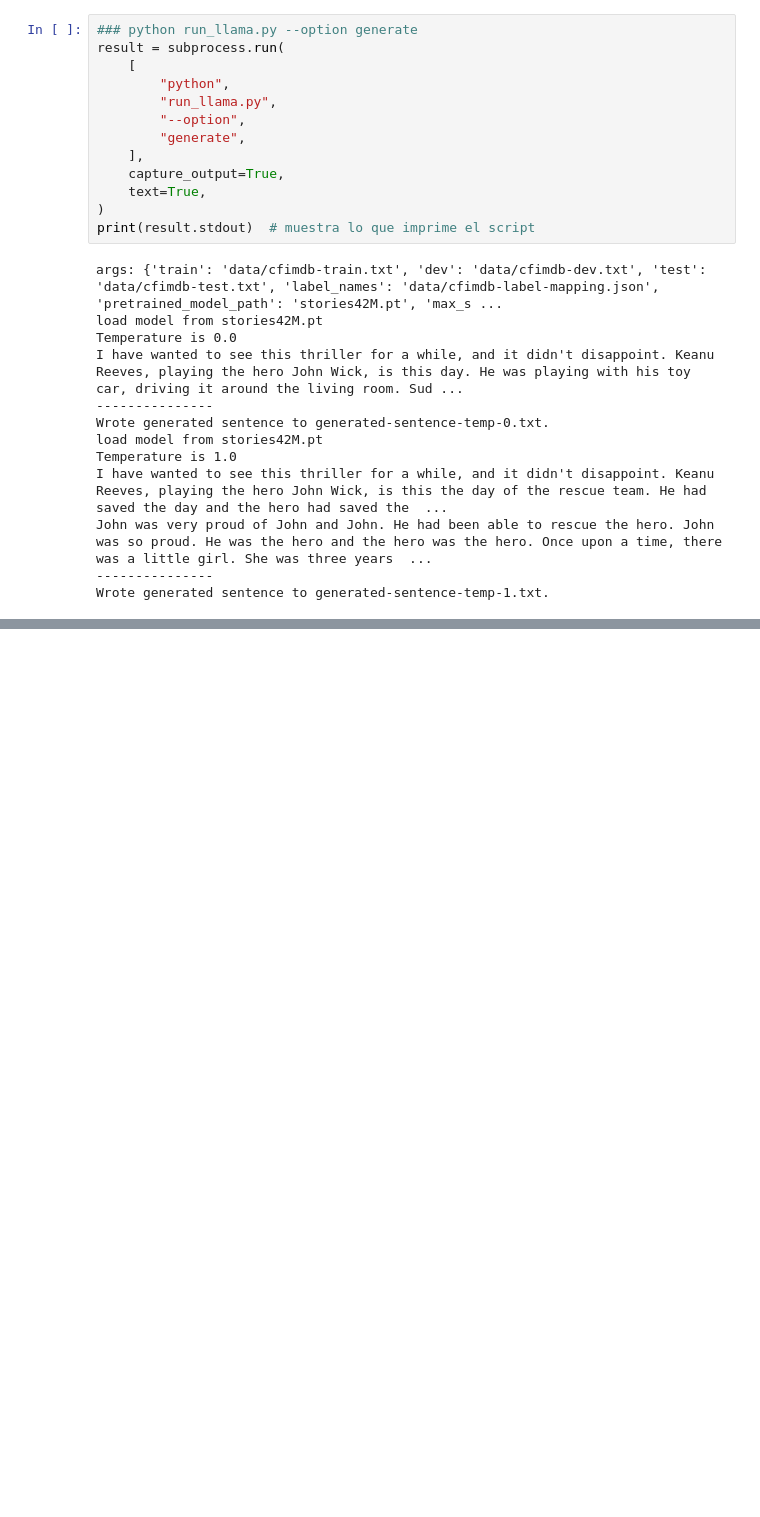
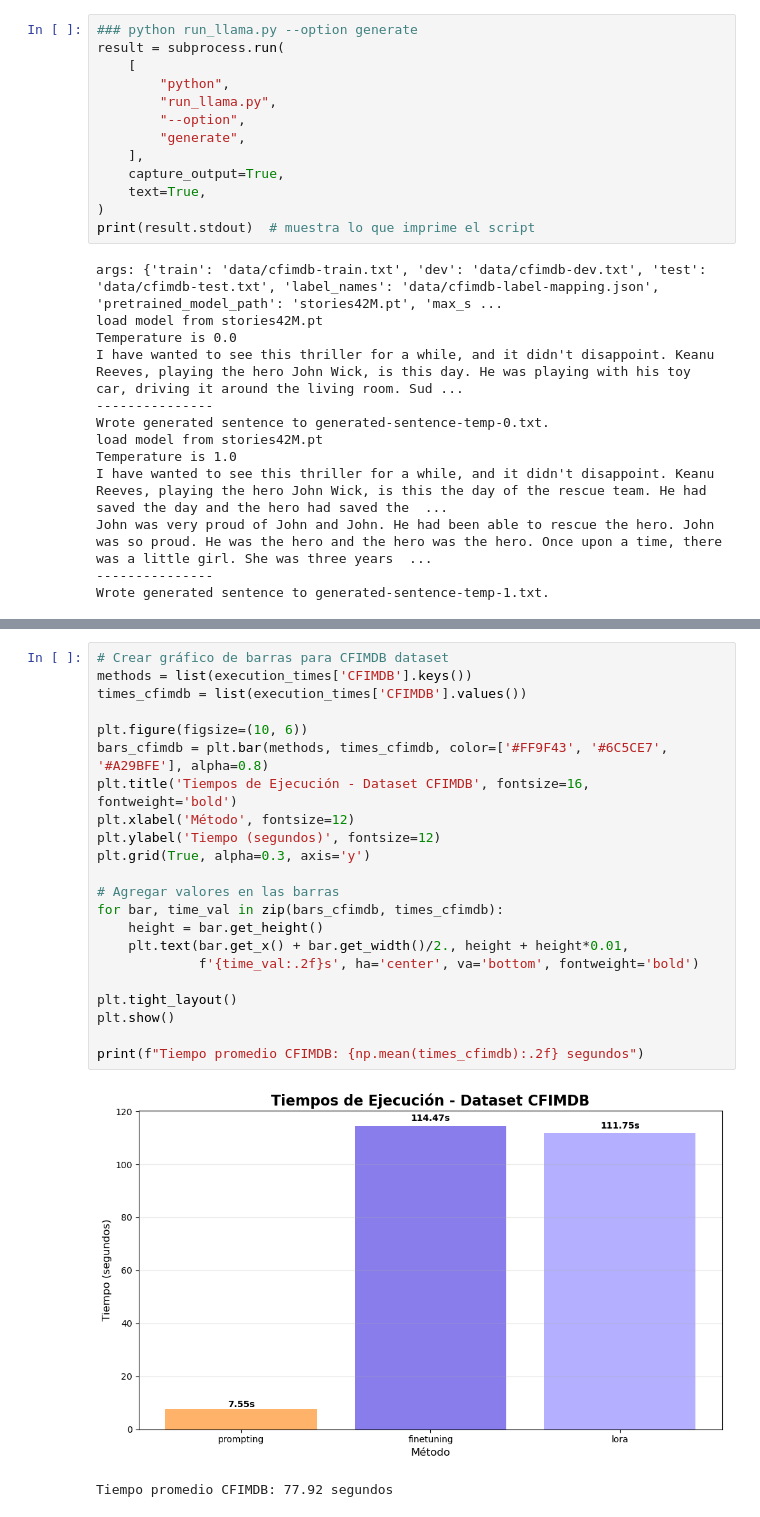
Before and after one commit to JeffAsDRK/MMIA_NLP_project, a Jupyter notebook: testing.ipynb, the cells around one changed output, grey strips where cells are left out. Drawn from its saved outputs; the diff is of its cells as text; blank space fills up the shorter version.

```diff
--- a/testing.ipynb
+++ b/testing.ipynb
@@ -249,0 +341,25 @@ test acc :: 0.725
+# %%
+# Crear gráfico de barras para CFIMDB dataset
+methods = list(execution_times['CFIMDB'].keys())
+times_cfimdb = list(execution_times['CFIMDB'].values())
+
+plt.figure(figsize=(10, 6))
+bars_cfimdb = plt.bar(methods, times_cfimdb, color=['#FF9F43', '#6C5CE7', '#A29BFE'], alpha=0.8)
+plt.title('Tiempos de Ejecución - Dataset CFIMDB', fontsize=16, fontweight='bold')
+plt.xlabel('Método', fontsize=12)
+plt.ylabel('Tiempo (segundos)', fontsize=12)
+plt.grid(True, alpha=0.3, axis='y')
+
+# Agregar valores en las barras
+for bar, time_val in zip(bars_cfimdb, times_cfimdb):
+    height = bar.get_height()
+    plt.text(bar.get_x() + bar.get_width()/2., height + height*0.01,
+             f'{time_val:.2f}s', ha='center', va='bottom', fontweight='bold')
+
+plt.tight_layout()
+plt.show()
+
+print(f"Tiempo promedio CFIMDB: {np.mean(times_cfimdb):.2f} segundos")
+# %% [output]
+[figure, added]
+Tiempo promedio CFIMDB: 77.92 segundos
```
Also changed, not shown: parts of 10 cells of this notebook, 8 other files.
